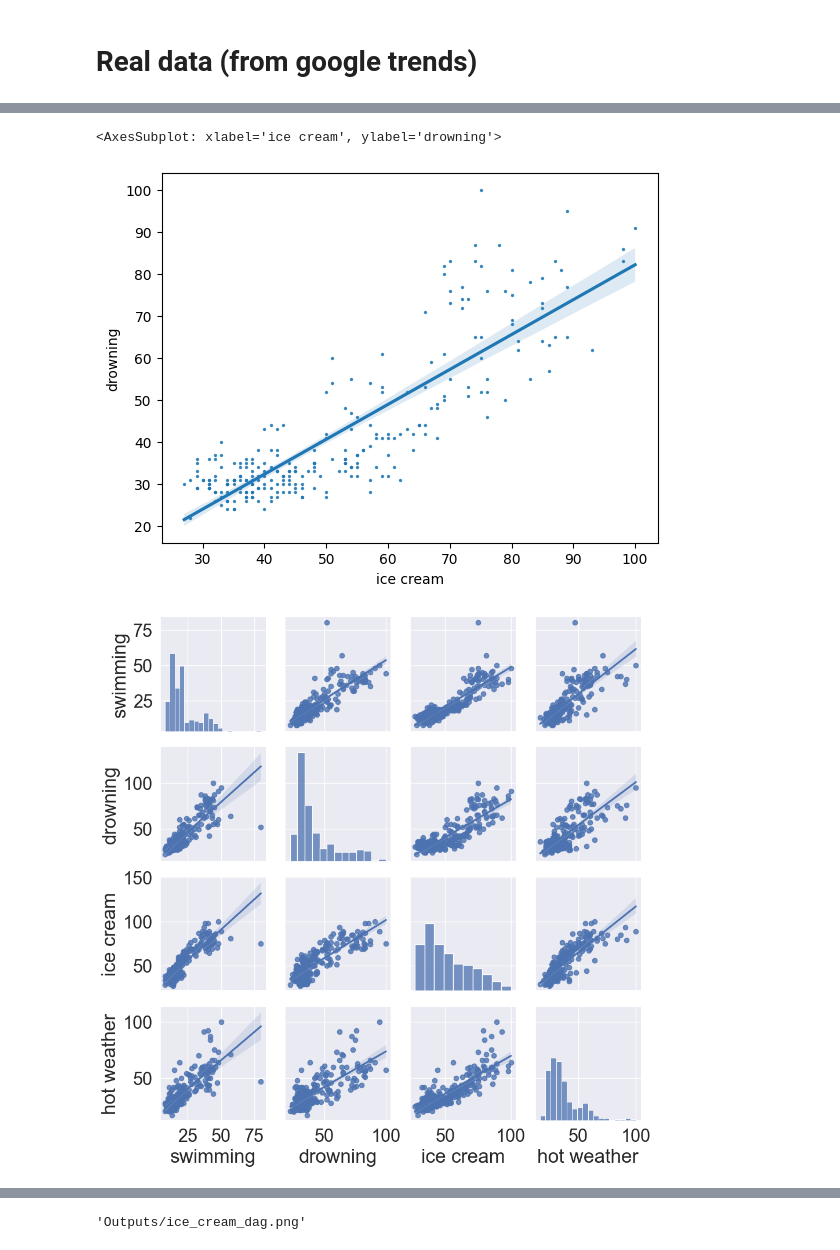
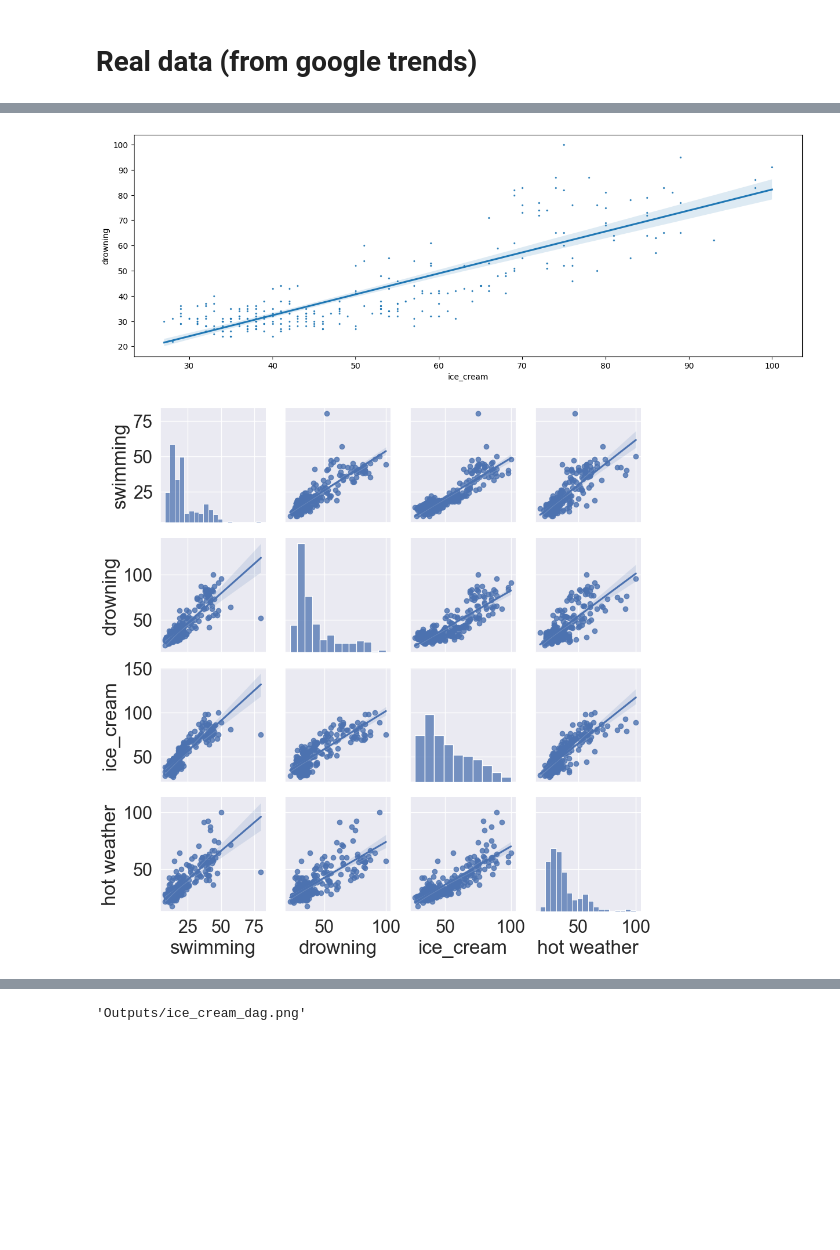
Before and after one commit to rodonn/causal, a Jupyter notebook: notebooks/session_1/1_ice_cream_drowning.ipynb, the cells around one changed output, grey strips where cells are left out. Cells and saved outputs as stored; diff of their text form; code cells hidden in the pictures; blank space fills up the shorter version.

```diff
--- a/notebooks/session_1/1_ice_cream_drowning.ipynb
+++ b/notebooks/session_1/1_ice_cream_drowning.ipynb
@@ -1,9 +1,12 @@
 # %%
 import pandas as pd
 import numpy as np
+import matplotlib as mpl
 import matplotlib.pyplot as plt
 import graphviz as gr
 import seaborn as sns
+
+mpl.rcParams['figure.figsize'] = [15, 5]
 # %% [markdown]
 # Real data (from google trends)
 # %%
@@ -21,14 +24,13 @@ df.plot.line('Week', 'drowning', ax=ax, color="orange")
 # %%
-sns.regplot(data=df, x="ice cream", y="drowning", scatter_kws={'s':2})
+sns.regplot(data=df, x="ice_cream", y="drowning", scatter_kws={'s':2});
 # %% [output]
-<AxesSubplot: xlabel='ice cream', ylabel='drowning'>
-[figure, old version]
+[figure, new version]
 # %%
 sns.set(font_scale=2)
 sns.pairplot(df, kind="reg")
-plt.savefig('Outputs/ice_cream_graph.png', transparent=True)
+plt.savefig('Outputs/ice_cream_graph.png', transparent=True);
 # %% [output]
-[figure, old version]
+[figure, new version]
 # %%
 g = gr.Digraph()
 g.edge("hot", "swimming")
```
Also changed, not shown: parts of 6 cells of this notebook, 9 other files.
